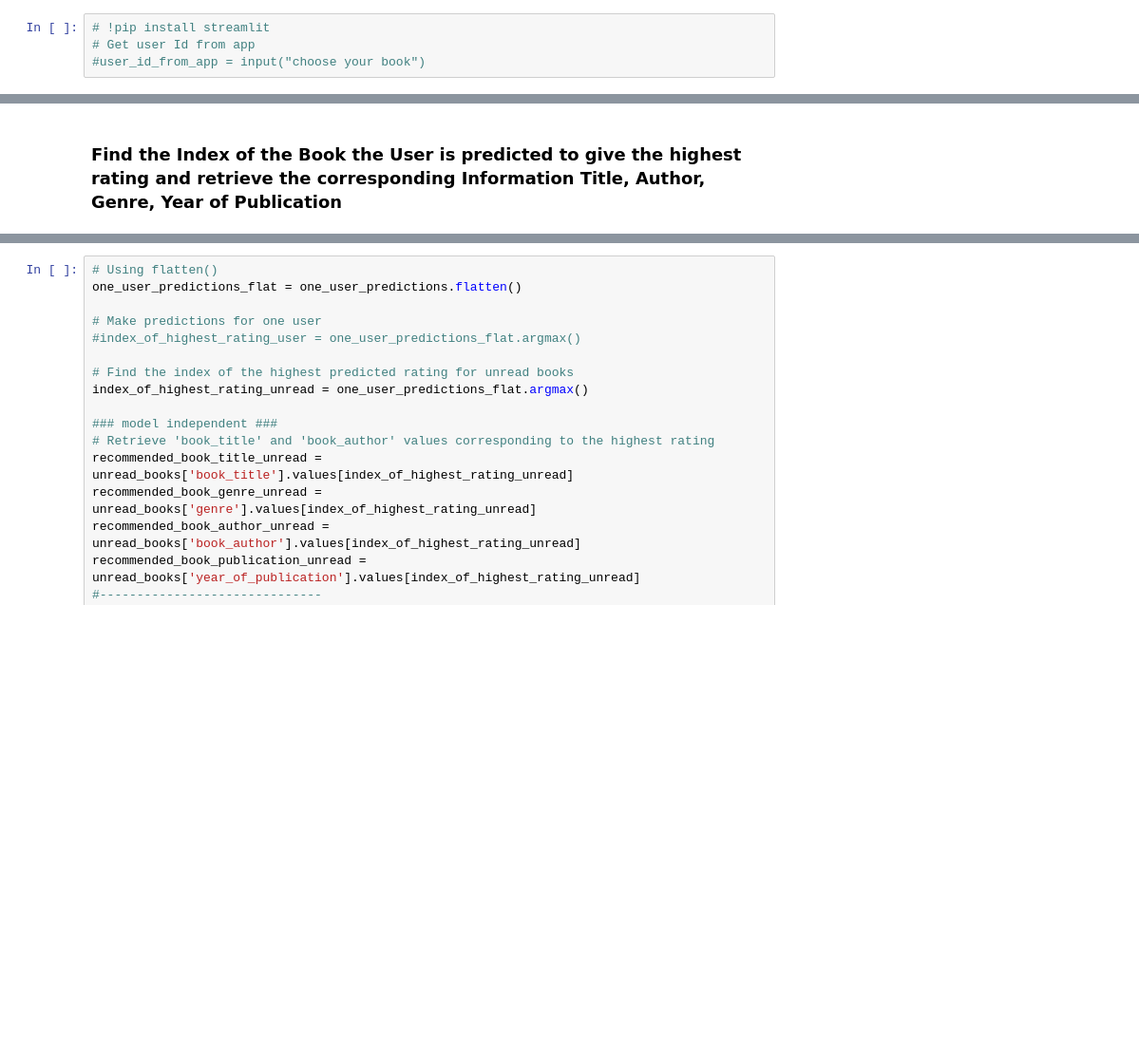
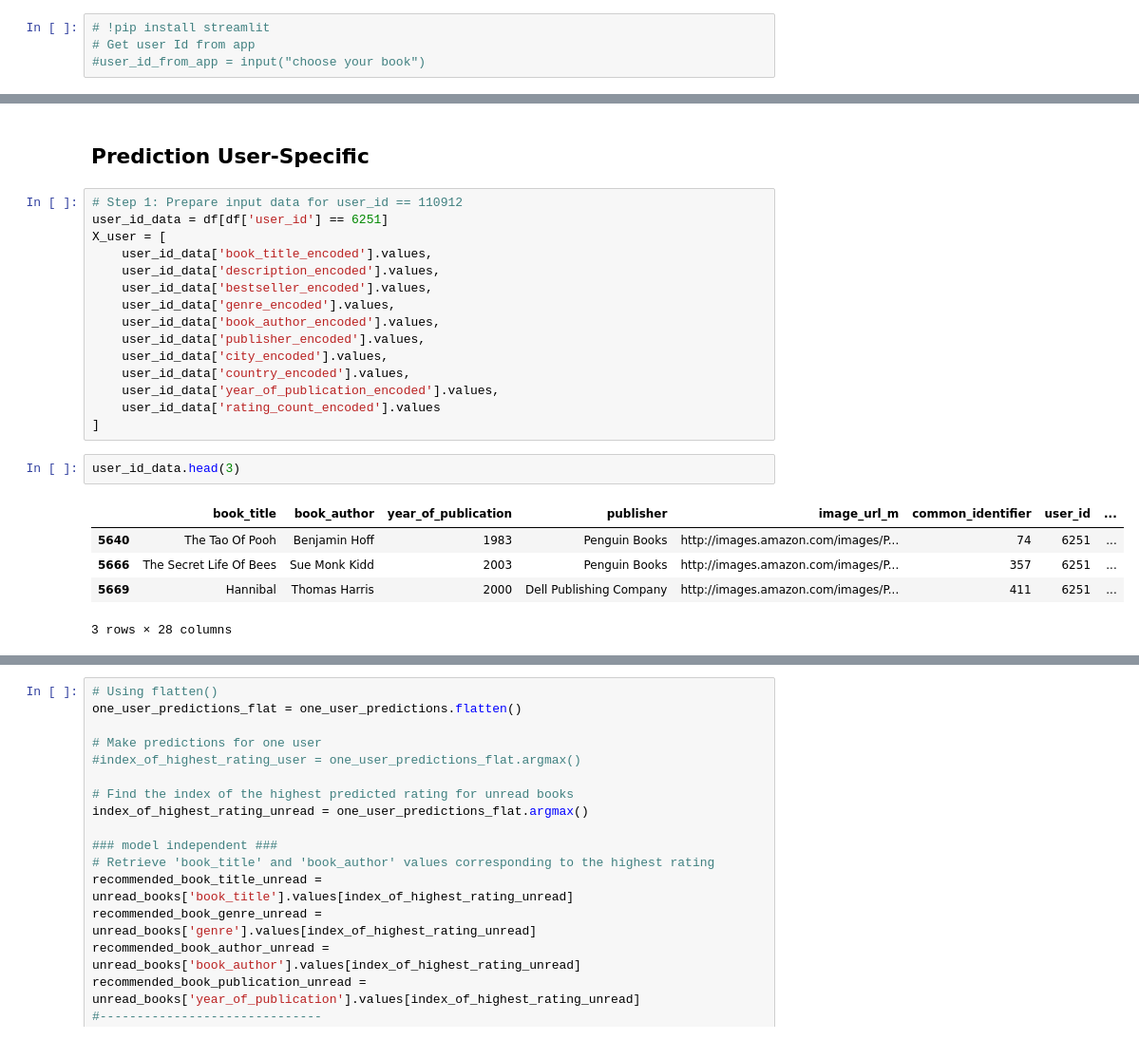
Before and after one commit to OliwiaLewandowska/book-oracle, a Jupyter notebook: model_NP.ipynb, the cells around one changed output, grey strips where cells are left out. Shown at 95% size. Saved outputs shown, nothing was run; the diff lists cells and outputs as text; blank space fills up the shorter version.

```diff
--- a/model_NP.ipynb
+++ b/model_NP.ipynb
@@ -591,2 +647,25 @@ one_user_predictions = model.predict(X_one_user)
-# %% [markdown]
-### Find the Index of the Book the User is predicted to give the highest rating and retrieve the corresponding Information Title, Author, Genre, Year of Publication
+# %% [markdown]
+## Prediction User-Specific
+# %%
+# Step 1: Prepare input data for user_id == 110912
+user_id_data = df[df['user_id'] == 6251]
+X_user = [
+    user_id_data['book_title_encoded'].values,
+    user_id_data['description_encoded'].values,
+    user_id_data['bestseller_encoded'].values,
+    user_id_data['genre_encoded'].values,
+    user_id_data['book_author_encoded'].values,
+    user_id_data['publisher_encoded'].values,
+    user_id_data['city_encoded'].values,
+    user_id_data['country_encoded'].values,
+    user_id_data['year_of_publication_encoded'].values,
+    user_id_data['rating_count_encoded'].values
+]
+# %%
+user_id_data.head(3)
+# %% [output]
+|  | book_title | book_author | year_of_publication | publisher | image_url_m | common_identifier | user_id | ... |
+| 5640 | The Tao Of Pooh | Benjamin Hoff | 1983 | Penguin Books | http://images.amazon.com/images/P... | 74 | 6251 | ... |
+| 5666 | The Secret Life Of Bees | Sue Monk Kidd | 2003 | Penguin Books | http://images.amazon.com/images/P... | 357 | 6251 | ... |
+| 5669 | Hannibal | Thomas Harris | 2000 | Dell Publishing Company | http://images.amazon.com/images/P... | 411 | 6251 | ... |
+3 rows × 28 columns
```
Also changed, not shown: parts of 37 cells of this notebook.
